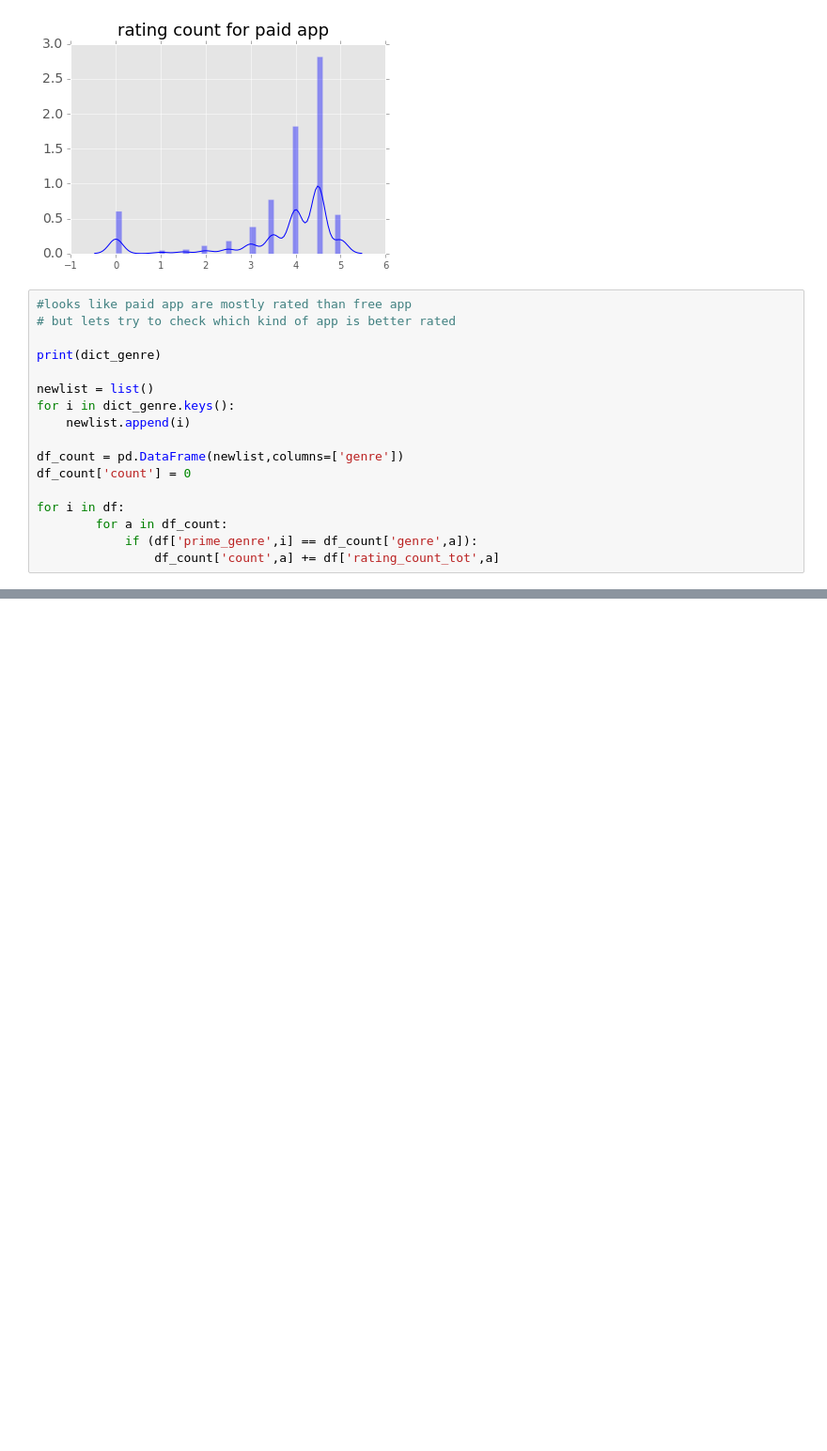
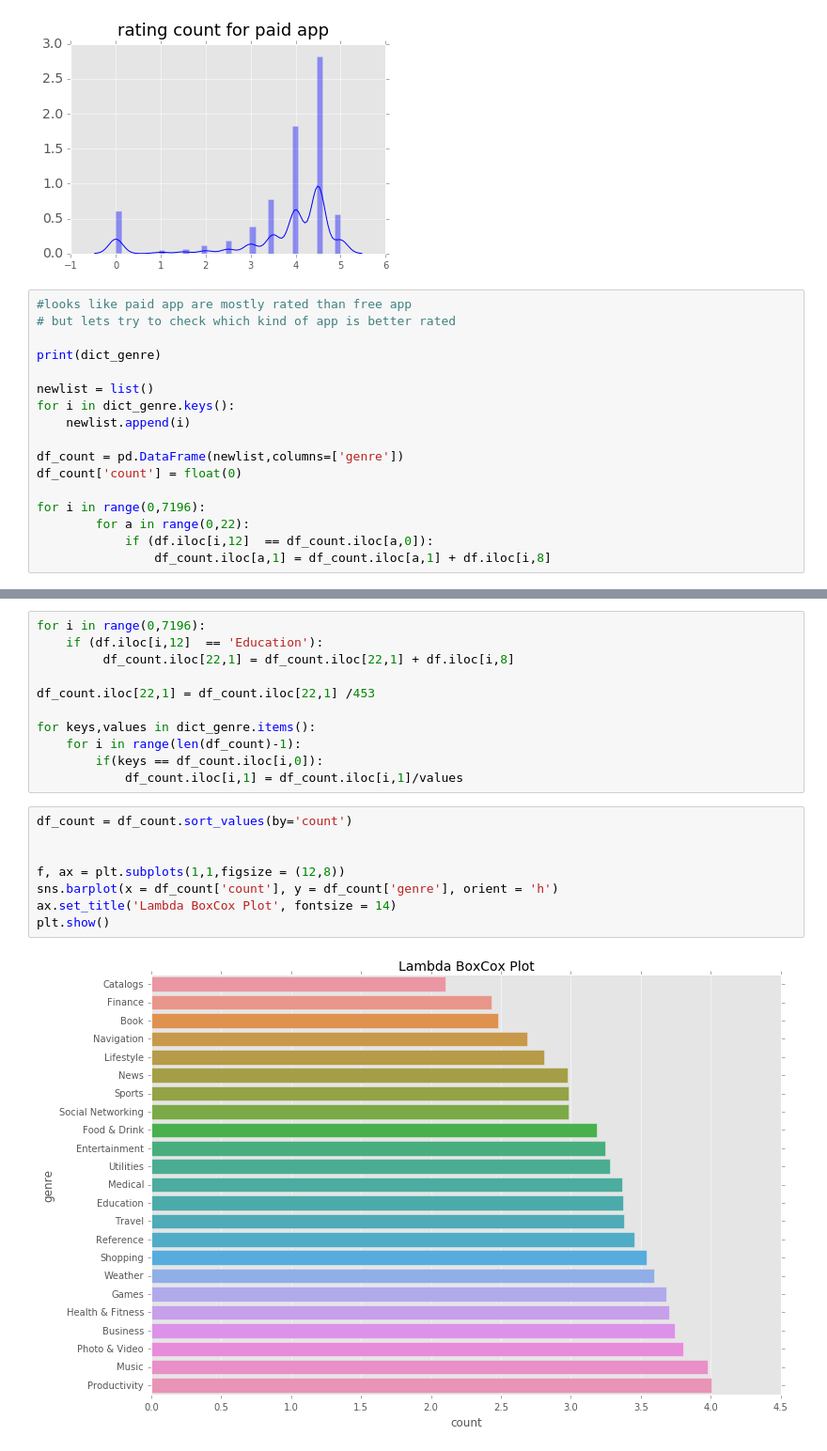
Before and after one commit to Timodhau/App-store-applications-Data-science, a Jupyter notebook: Untitled0.ipynb, the cells around one changed output, grey strips where cells are left out. Shown: that part at 94% size. Saved outputs shown, nothing was run; the diff lists cells and outputs as text; blank space fills up the shorter version.

```diff
--- a/Untitled0.ipynb
+++ b/Untitled0.ipynb
@@ -207,11 +207,11 @@ for i in dict_genre.keys():
     newlist.append(i)
 
 df_count = pd.DataFrame(newlist,columns=['genre'])
-df_count['count'] = 0
+df_count['count'] = float(0)
 
-for i in df:
-        for a in df_count:
-            if (df['prime_genre',i] == df_count['genre',a]):
-                df_count['count',a] += df['rating_count_tot',a]
+for i in range(0,7196):
+        for a in range(0,22):
+            if (df.iloc[i,12]  == df_count.iloc[a,0]):
+                df_count.iloc[a,1] = df_count.iloc[a,1] + df.iloc[i,8]
 # %% [output]
 {'Productivity': 178, 'Photo & Video': 349, 'Entertainment': 535, 'Travel': 81, 'Sports': 114, 'Food & Drink': 63, 'Book': 112, 'Music': 138, 'Health & Fitness': 180, 'Finance': 104, 'Business': 57, ' ...
@@ -218,0 +218,21 @@ KeyError: ('prime_genre', 'Unnamed: 0')
+# %%
+for i in range(0,7196):
+    if (df.iloc[i,12]  == 'Education'):
+         df_count.iloc[22,1] = df_count.iloc[22,1] + df.iloc[i,8]
+
+df_count.iloc[22,1] = df_count.iloc[22,1] /453
+
+for keys,values in dict_genre.items():
+    for i in range(len(df_count)-1):
+        if(keys == df_count.iloc[i,0]):
+            df_count.iloc[i,1] = df_count.iloc[i,1]/values
+# %%
+df_count = df_count.sort_values(by='count')
+
+
+f, ax = plt.subplots(1,1,figsize = (12,8))
+sns.barplot(x = df_count['count'], y = df_count['genre'], orient = 'h')
+ax.set_title('Lambda BoxCox Plot', fontsize = 14)
+plt.show()
+# %% [output]
+[figure, added]
```
Also changed, not shown: parts of 3 cells of this notebook.
